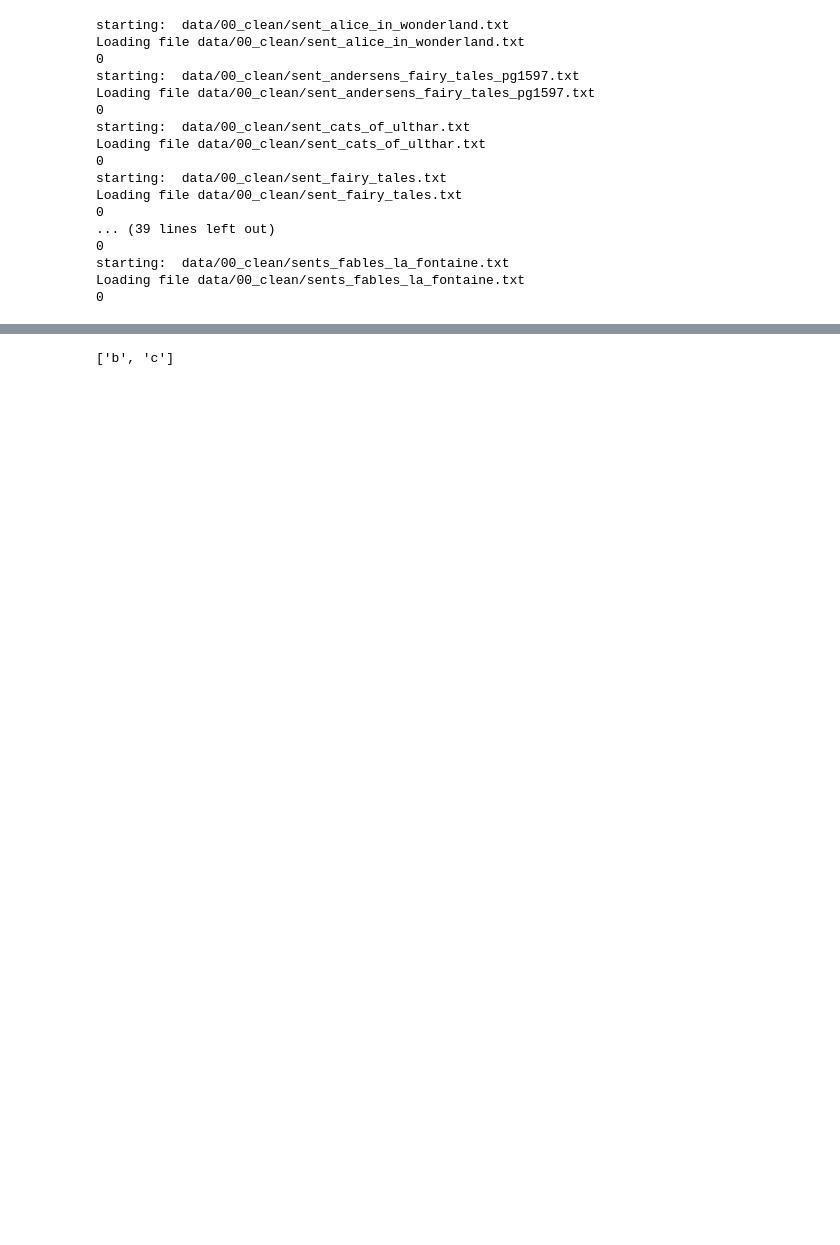
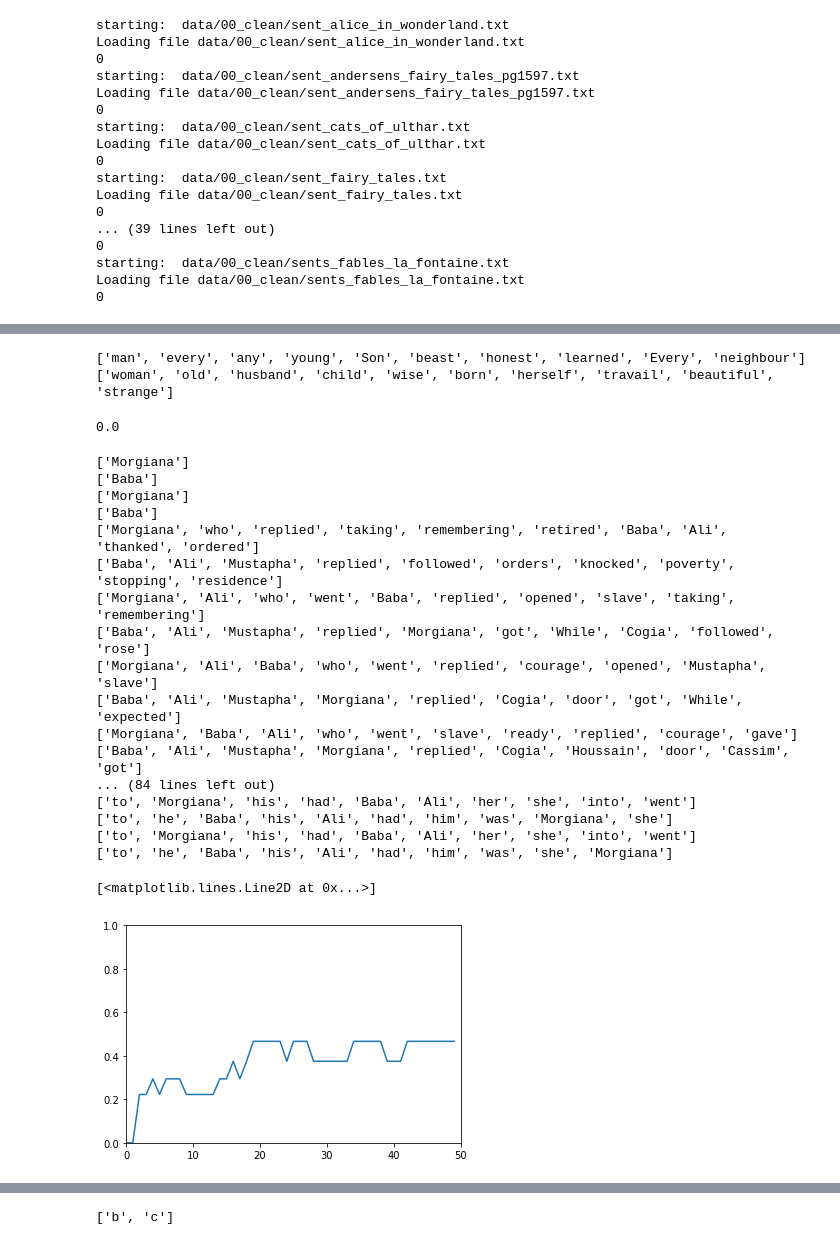
Before and after one commit to Niarfe/sequemem_sandbox, a Jupyter notebook: LayerCountSandbox.ipynb, the cells around one changed output, grey strips where cells are left out. Cells and saved outputs as stored; diff of their text form; code cells hidden in the pictures; blank space fills up the shorter version.

Commit message:
working on visual jaccard distance

```diff
--- a/LayerCountSandbox.ipynb
+++ b/LayerCountSandbox.ipynb
@@ -82,0 +50,53 @@ Going to start visual with ['castle', 'into', 'came', 'went', 'where', 'could',
+# %%
+layer.get_frequency_dict();
+def jaccard(w1, w2, _w=5, _c=10, _r=0.25):
+    _,_,lst1 = layer.comparison_frequencies(w1, window_size=_w,ratio=_r, cutoff=_c);
+    _,_,lst2 = layer.comparison_frequencies(w2, window_size=_w,ratio=_r, cutoff=_c);
+    print(lst1[:10])
+    print(lst2[:10])
+
+    u = len(set(lst1).union(set(lst2)))
+    i = len(set(lst1).intersection(set(lst2)))
+    return float(i)/float(u)
+
+jaccard('man','woman')
+# %% [output]
+['man', 'every', 'any', 'young', 'Son', 'beast', 'honest', 'learned', 'Every', 'neighbour']
+['woman', 'old', 'husband', 'child', 'wise', 'born', 'herself', 'travail', 'beautiful', 'strange']
+0.0
+# %%
+
+#layer.get_counts_for_specific_key('fox').most_common()
+layer.window_size = 1
+layer.get_frequency_dict()
+w = 5
+c = 10
+r = 0.15
+_range = 50
+w1 = 'Morgiana'
+w2 = 'Baba'
+
+
+profile = [jaccard(w1, w2, _w=_wdx, _c=c, _r=r) for _wdx in range(_range)];
+plt.axis([0, _range, 0, 1])
+plt.plot(profile)
+# %% [output]
+['Morgiana']
+['Baba']
+['Morgiana']
+['Baba']
+['Morgiana', 'who', 'replied', 'taking', 'remembering', 'retired', 'Baba', 'Ali', 'thanked', 'ordered']
+['Baba', 'Ali', 'Mustapha', 'replied', 'followed', 'orders', 'knocked', 'poverty', 'stopping', 'residence']
+['Morgiana', 'Ali', 'who', 'went', 'Baba', 'replied', 'opened', 'slave', 'taking', 'remembering']
+['Baba', 'Ali', 'Mustapha', 'replied', 'Morgiana', 'got', 'While', 'Cogia', 'followed', 'rose']
+['Morgiana', 'Ali', 'Baba', 'who', 'went', 'replied', 'courage', 'opened', 'Mustapha', 'slave']
+['Baba', 'Ali', 'Mustapha', 'Morgiana', 'replied', 'Cogia', 'door', 'got', 'While', 'expected']
+['Morgiana', 'Baba', 'Ali', 'who', 'went', 'slave', 'ready', 'replied', 'courage', 'gave']
+['Baba', 'Ali', 'Mustapha', 'Morgiana', 'replied', 'Cogia', 'Houssain', 'door', 'Cassim', 'got']
+... (84 lines left out)
+['to', 'Morgiana', 'his', 'had', 'Baba', 'Ali', 'her', 'she', 'into', 'went']
+['to', 'he', 'Baba', 'his', 'Ali', 'had', 'him', 'was', 'Morgiana', 'she']
+['to', 'Morgiana', 'his', 'had', 'Baba', 'Ali', 'her', 'she', 'into', 'went']
+['to', 'he', 'Baba', 'his', 'Ali', 'had', 'him', 'was', 'she', 'Morgiana']
+[<matplotlib.lines.Line2D at 0x...>]
+[figure, added]
```
Also changed, not shown: parts of 3 cells of this notebook, 1 other file.
